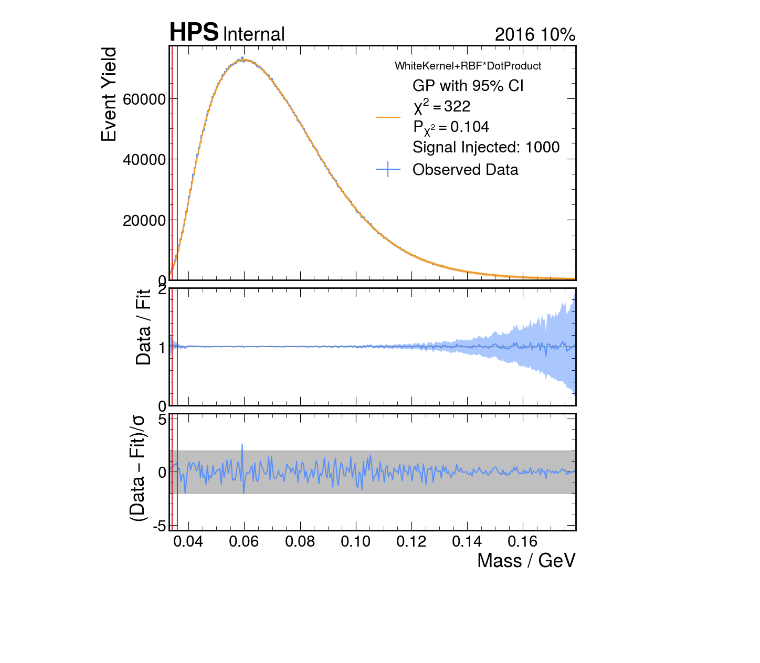
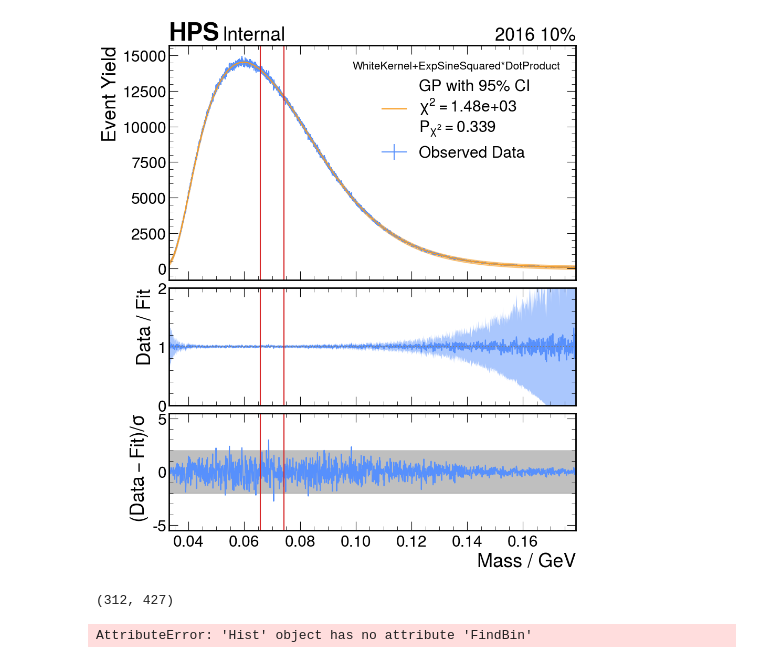
Before and after one commit to aidanchsu2/Gaussian-Process-Resonance-Search, a Jupyter notebook: notebooks/fitdisplay_signal.ipynb, the cells around one changed output. Saved outputs shown, nothing was run; the diff lists cells and outputs as text; code cells hidden in the pictures; blank space fills up the shorter version.

```diff
--- a/notebooks/fitdisplay_signal.ipynb
+++ b/notebooks/fitdisplay_signal.ipynb
@@ -13,37 +13,43 @@ import numpy as np
 import pandas as pd
 import openpyxl
 import math
-rebin = 10;
-mass_hypothesis = .035
+from gp import limit_setting
+rebin = 2;
+mass_hypothesis = .070
 # Coefficients for the polynomial from the table for unsmeared (P0 to P4)
-coefficients = [0.00032, 0.019, -0.11, 1.39, -4.33] #2016 10%
+#coefficients = [0.00032, 0.019, -0.11, 1.39, -4.33] #2016 10%
+
+#smeared
+coefficients = [0.00038,0.041,-0.27,3.49,-11.11]
+
 events = 1000;
 
 def sig_width(mass, coeffs):
     #sigma is twice the mass resolution
     return sum(c * mass**i for i, c in enumerate(coeffs))
 # %%
-# 1000 events at 35 MeV
 m = gp.GaussianProcessModel(
-    #h = ('invariant_mass_0pt5mm_full.root', 'invariant_mass'),#2015 100%
+    #h = ('2015.root', 'invariant_mass'),#2015 100%
     h = ('EventSelection_Data_10Percent.root', 'h_Minv_General_Final_1'), #2016 10%
-    #kernel = gp.kernels.RBF()*gp.kernels.DotProduct(),
-    kernel = gp.kernels.WhiteKernel(noise_level=7e3) + gp.kernels.RBF(length_scale = 0.016)*gp.kernels.DotProduct(sigma_0 = 2.5e4),
-    blind_range = (mass_hypothesis-sig_width(mass_hypothesis, coefficients), mass_hypothesis+sig_width(mass_hypothesis, coefficients)),
+    #kernel = gp.kernels.RBF(),
+    #kernel = gp.kernels.RationalQuadratic() + gp.kernels.WhiteKernel(noise_level=7e3),
+    #kernel = gp.kernels.WhiteKernel(noise_level=7e3) + gp.kernels.ExpSineSquared(length_scale = 0.016)*gp.kernels.DotProduct(sigma_0 = 2.5e4),
+    kernel = gp.kernels.WhiteKernel(noise_level=7e3) + gp.kernels.ExpSineSquared(length_scale = 0.016)*gp.kernels.DotProduct(sigma_0 = 2.5e4),
+    blind_range = (mass_hypothesis-(1.5)*sig_width(mass_hypothesis, coefficients), mass_hypothesis+(1.5)*sig_width(mass_hypothesis, coefficients)),
     modify_histogram = [gp._hist.manipulation.rebin_and_limit(rebin, 0.033, 0.179), gp._hist.manipulation.inject_signal(events, sig_width(mass_hypothesis,coefficients), mass_hypothesis)]
     #modify_histogram = gp._hist.manipulation.rebin_and_limit(rebin,0.033,0.179)
 )
 
 m.model
 m.model.kernel_
 fig, axes = m.plot_comparison(l=
             '\n'.join([
                 'GP with 95% CI',
                 f'$\chi^2 = ${m.chi2_statistic:.3g}',
-                r'$P_{\chi^2} = $'+f'{m.p_value:.3g}',
+                r'$P_{\chi^2} = $'+f'{m.p_value:.3g}']),
                 #'Blind Range: ' + str(round(m.blind_range[1]-m.blind_range[0], 5)),
-                'Signal Injected: ' + str(events)]),
-                             t = 'WhiteKernel+RBF*DotProduct')
+                #'Signal Injected: ' + str(events)]),
+                             t = 'WhiteKernel+ExpSineSquared*DotProduct')
 plt.show()
 # %% [output]
-[figure, old version]
+[figure, new version]
@@ -49,0 +61,8 @@ plt.show()
+# %%
+m.blind_range_indices
+# %% [output]
+(312, 427)
+# %%
+m.histogram.values()[m.blind_range_indices]
+# %% [output]
+AttributeError: 'Hist' object has no attribute 'FindBin'
```
Also changed, not shown: parts of 10 cells of this notebook, 10 other files.
